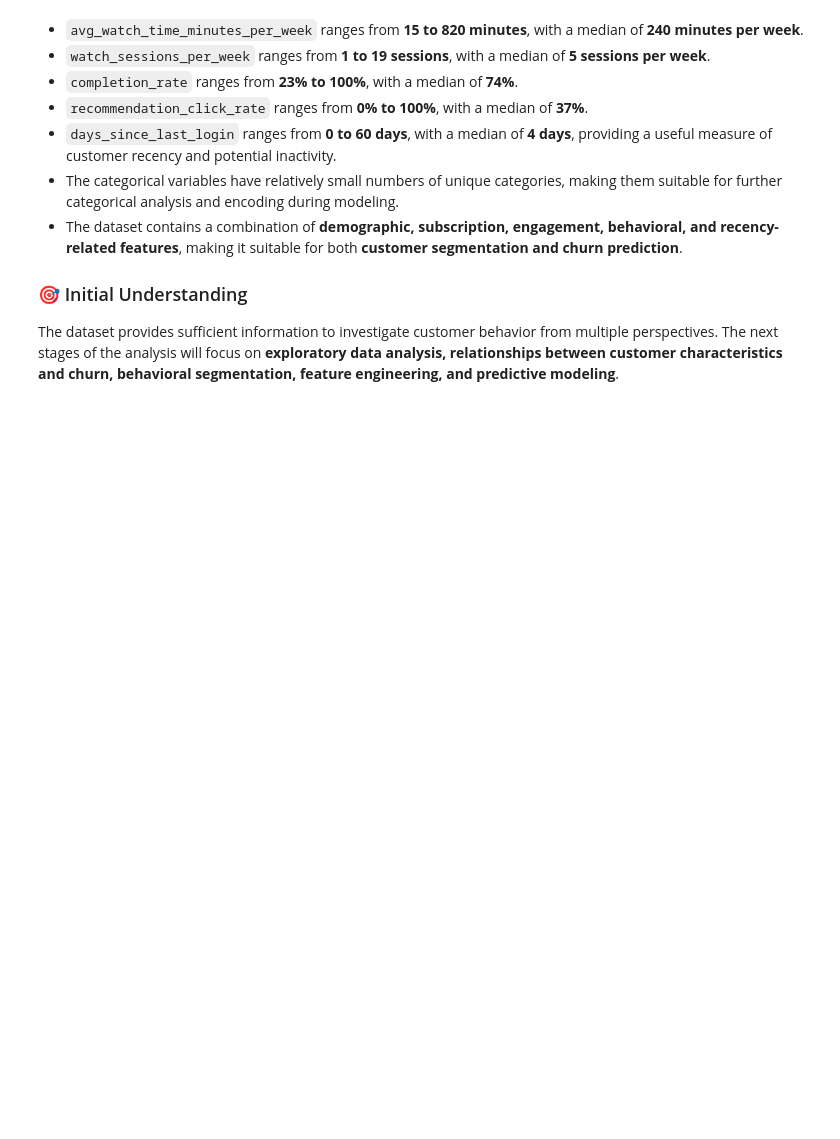
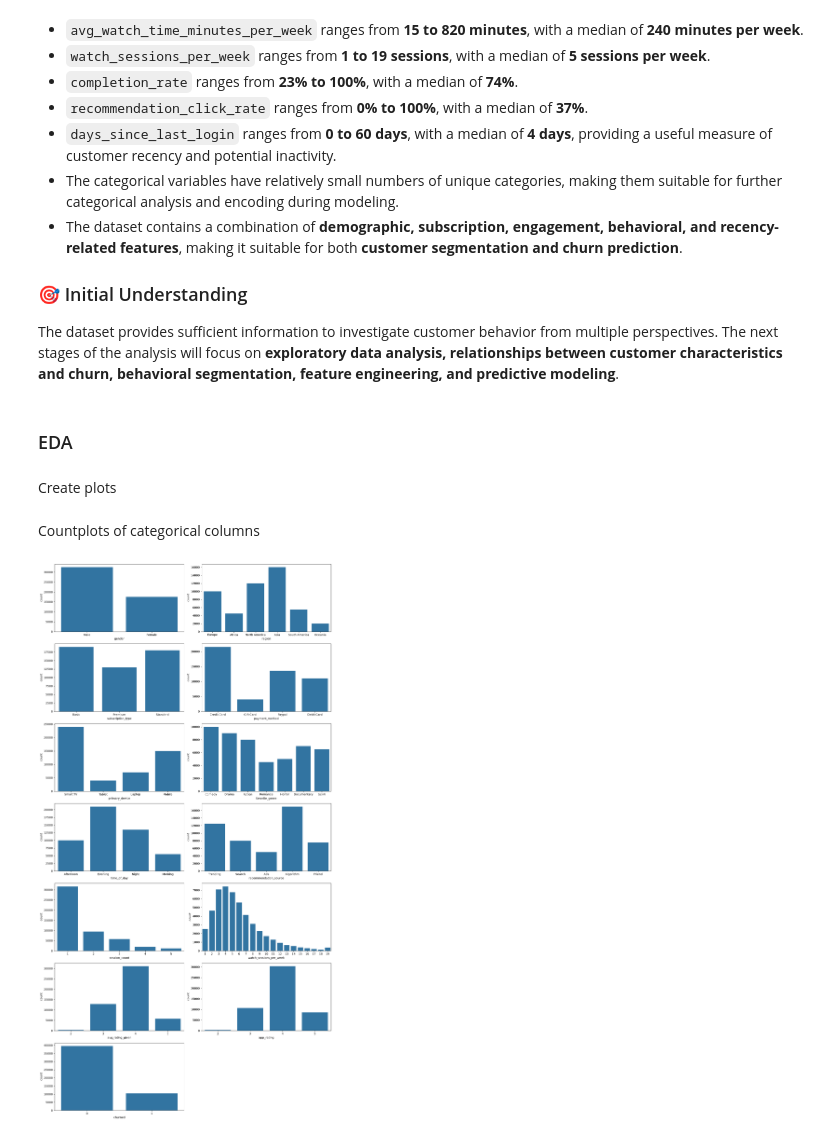
Before and after one commit to amanvashisth/Netflix-Customer-Churn-Analysis, a Jupyter notebook: Notebooks/02_Data_Understanding_EDA.ipynb, the cells around one changed output. Saved outputs shown, nothing was run; the diff lists cells and outputs as text; code cells hidden in the pictures; blank space fills up the shorter version.

```diff
--- a/Notebooks/02_Data_Understanding_EDA.ipynb
+++ b/Notebooks/02_Data_Understanding_EDA.ipynb
@@ -215,3 +215,30 @@ df[numerical_features].describe().T
 ### 🎯 Initial Understanding
 
 The dataset provides sufficient information to investigate customer behavior from multiple perspectives. The next stages of the analysis will focus on **exploratory data analysis, relationships between customer characteristics and churn, behavioral segmentation, feature engineering, and predictive modeling**.
+# %% [markdown]
+### EDA
+# %% [markdown]
+Create plots
+# %%
+# segment the columns of the DataFrame into two lists based on the number of unique values each column contains.
+count_col = []
+hist_col = []
+for column in df.columns:
+    unique_value = df[column].nunique()
+    if unique_value <= 20:
+        count_col.append(column)
+    else:
+        hist_col.append(column)
+# %% [markdown]
+
+Countplots of categorical columns
+# %%
+plt.figure(figsize=(15,40))
+plot_num = 1
+for col in count_col:
+    plt.subplot(10,2,plot_num)
+    sns.countplot(data=df, x=col)
+    plot_num += 1
+    plt.tight_layout()
+# %% [output]
+[figure, added]
```
Also changed, not shown: parts of 10 cells of this notebook.
